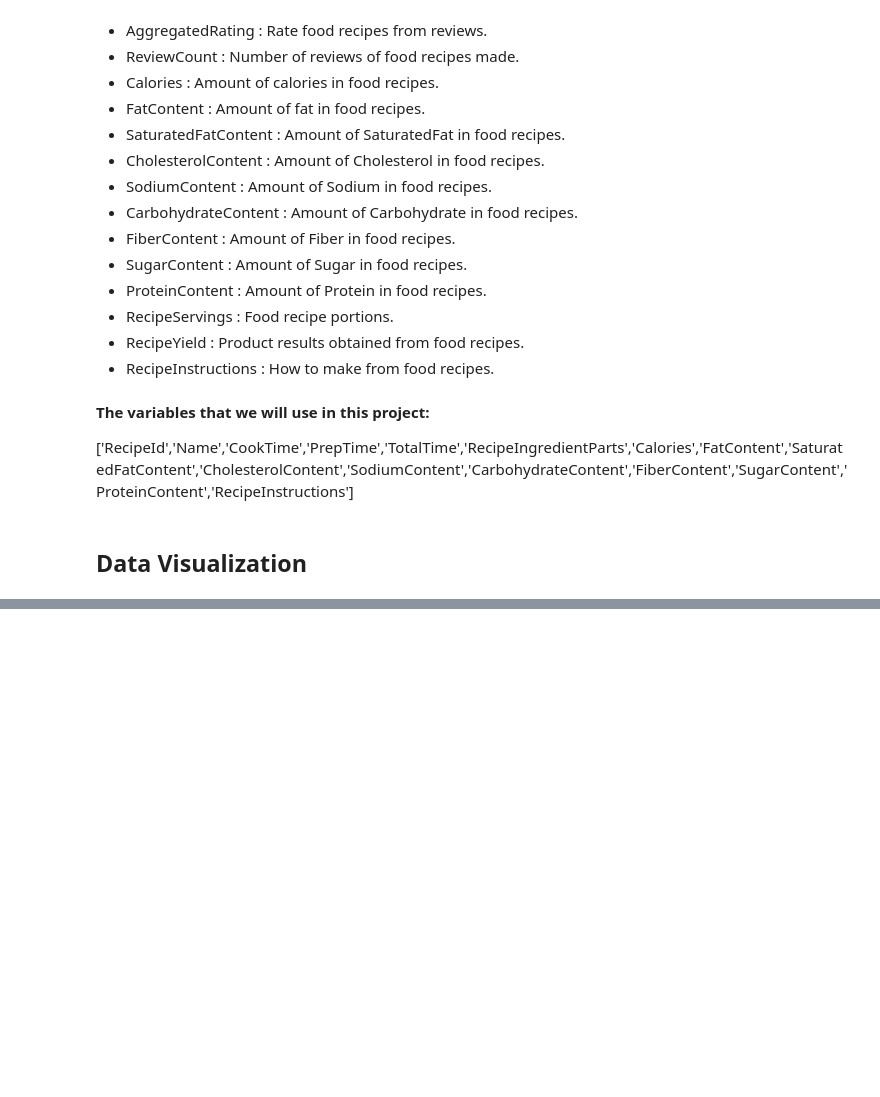
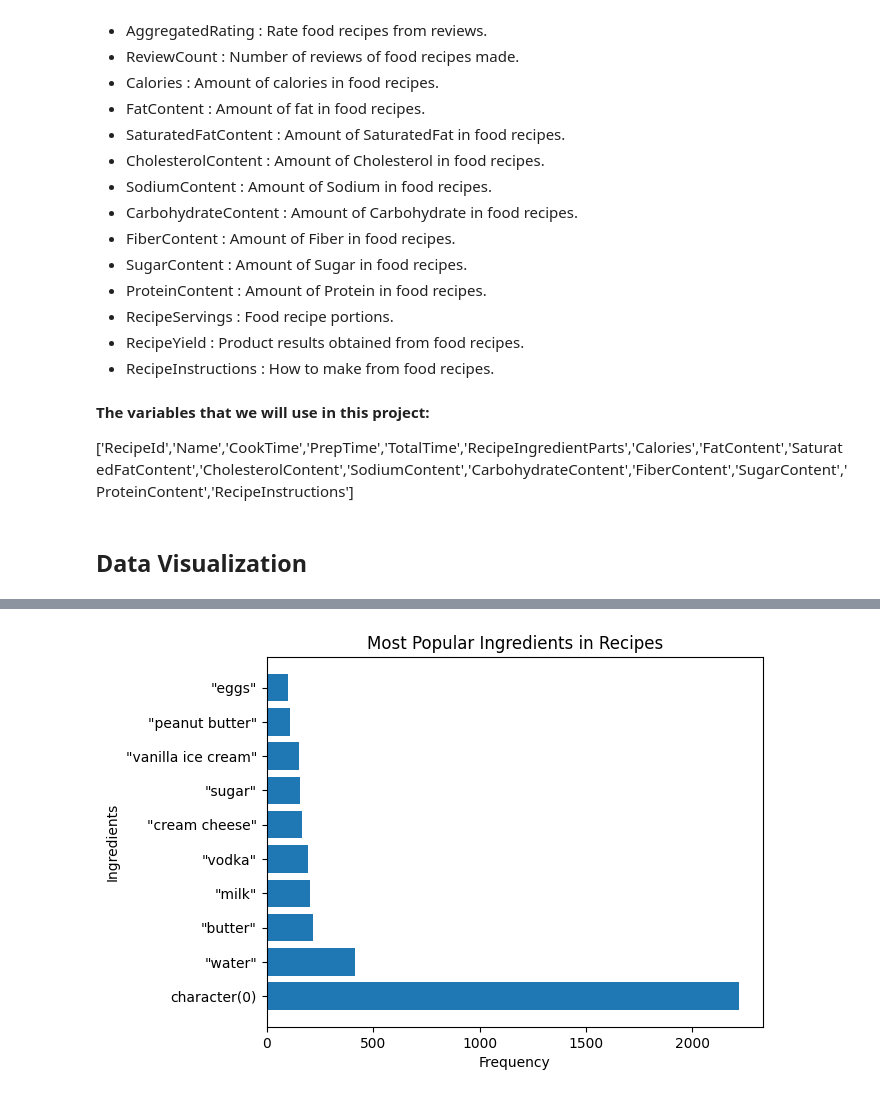
Before and after one commit to DietCare-Bangkit-Capstone/DietCare-ML, a Jupyter notebook: notebook/EDA_DietCare.ipynb, the cells around one changed output, grey strips where cells are left out. Saved outputs shown, nothing was run; the diff lists cells and outputs as text; code cells hidden in the pictures; blank space fills up the shorter version.

```diff
--- a/notebook/EDA_DietCare.ipynb
+++ b/notebook/EDA_DietCare.ipynb
@@ -149,0 +153,11 @@ dataset.head()
+# %%
+popular_ingredients = dataset["RecipeIngredientParts"].value_counts().head(10)
+
+# Create a bar chart
+plt.barh(popular_ingredients.index, popular_ingredients.values)
+plt.xlabel("Frequency")
+plt.ylabel("Ingredients")
+plt.title("Most Popular Ingredients in Recipes")
+plt.show()
+# %% [output]
+[figure, added]
```
Also changed, not shown: parts of 17 cells of this notebook.
